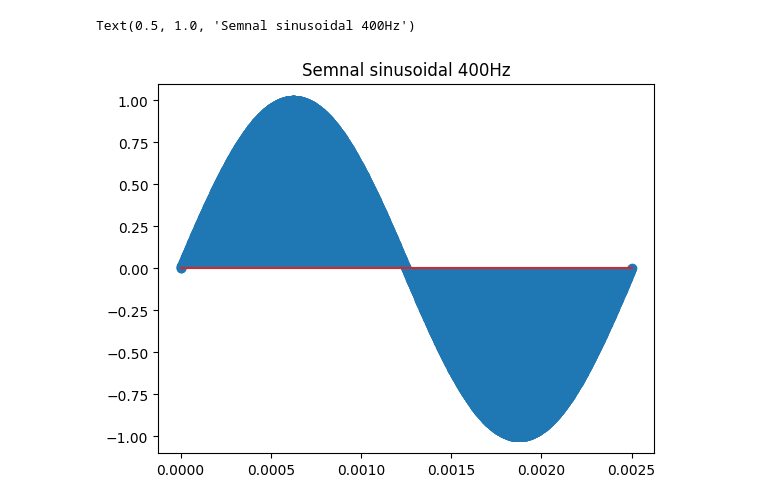
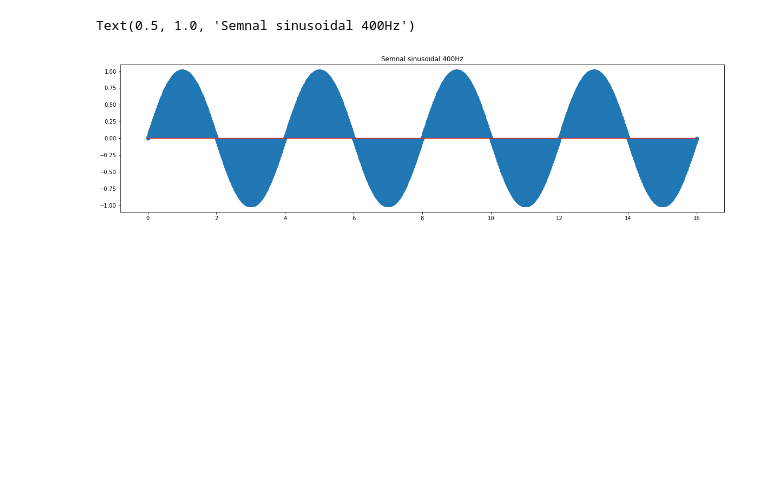
Before and after one commit to TomaBlogu/proc-sem, a Jupyter notebook: lab1/ex2.ipynb, the cells around one changed output. Drawn from its saved outputs; the diff is of its cells as text; code cells hidden in the pictures; blank space fills up the shorter version.

```diff
--- a/lab1/ex2.ipynb
+++ b/lab1/ex2.ipynb
@@ -4,12 +4,13 @@ import numpy as np
 # %%
 # a
 
-t = np.linspace(0, 1/400, 1600)
-plt.stem(t, np.sin(2 * np.pi * 400 * t))
+timp = np.linspace(0, 16, 1600)
+plt.figure(figsize=(20,5))
+plt.stem(timp, np.sin(2 * np.pi * 400 * timp))
 plt.title("Semnal sinusoidal 400Hz")
 # %% [output]
 Text(0.5, 1.0, 'Semnal sinusoidal 400Hz')
-[figure, old version]
+[figure, new version]
 # %%
 # b
 
```
Also changed, not shown: parts of 2 cells of this notebook, 8 other files.
